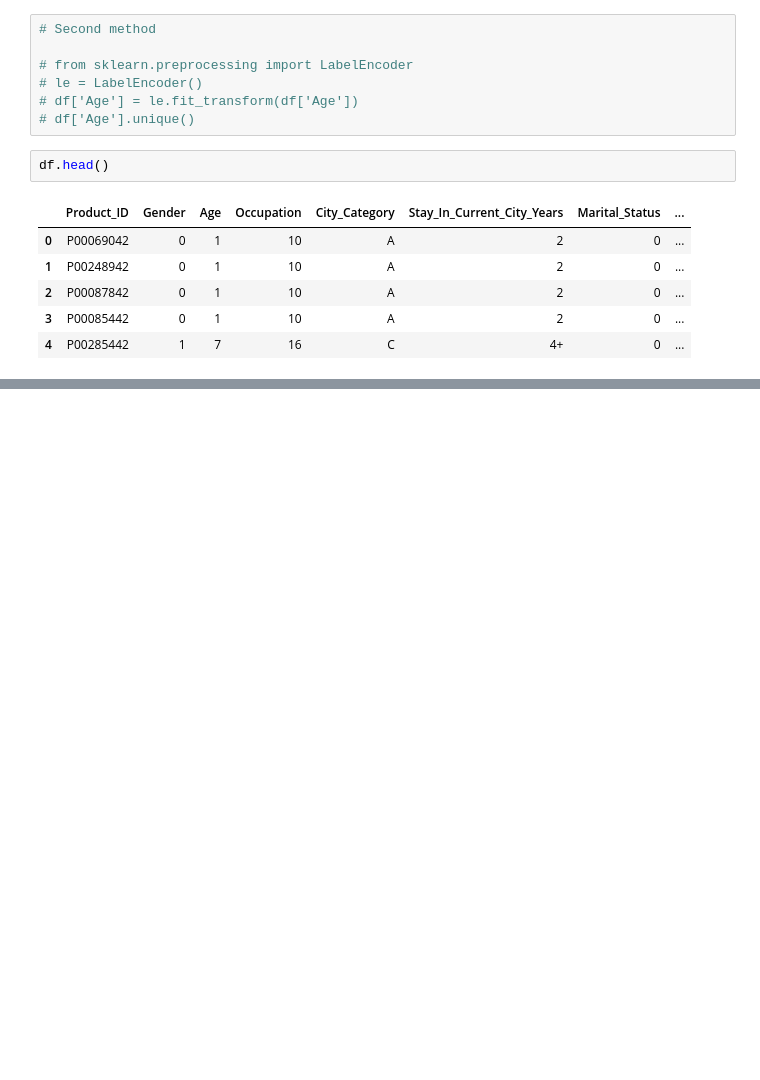
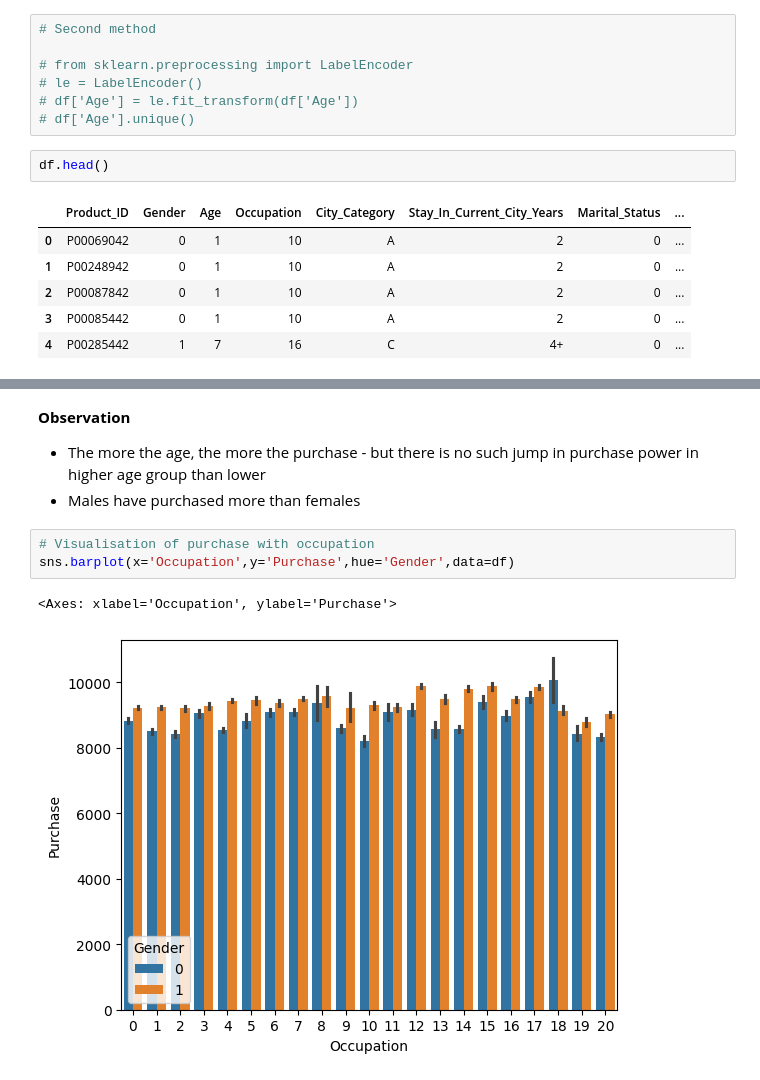
Before and after one commit to pervnandal/Exploratory-Data-Analysis-and-Feature-Engineering, a Jupyter notebook: Black Friday EDA and FE/blackfriday.ipynb, the cells around one changed output, grey strips where cells are left out. Drawn from its saved outputs; the diff is of its cells as text; blank space fills up the shorter version.

```diff
--- a/Black Friday EDA and FE/blackfriday.ipynb
+++ b/Black Friday EDA and FE/blackfriday.ipynb
@@ -140,0 +330,11 @@ df.head()
+# %% [markdown]
+**Observation**
+
+- The more the age, the more the purchase - but there is no such jump in purchase power in higher age group than lower
+- Males have purchased more than females
+# %%
+# Visualisation of purchase with occupation
+sns.barplot(x='Occupation',y='Purchase',hue='Gender',data=df)
+# %% [output]
+<Axes: xlabel='Occupation', ylabel='Purchase'>
+[figure, added]
```
Also changed, not shown: parts of 39 cells of this notebook.
